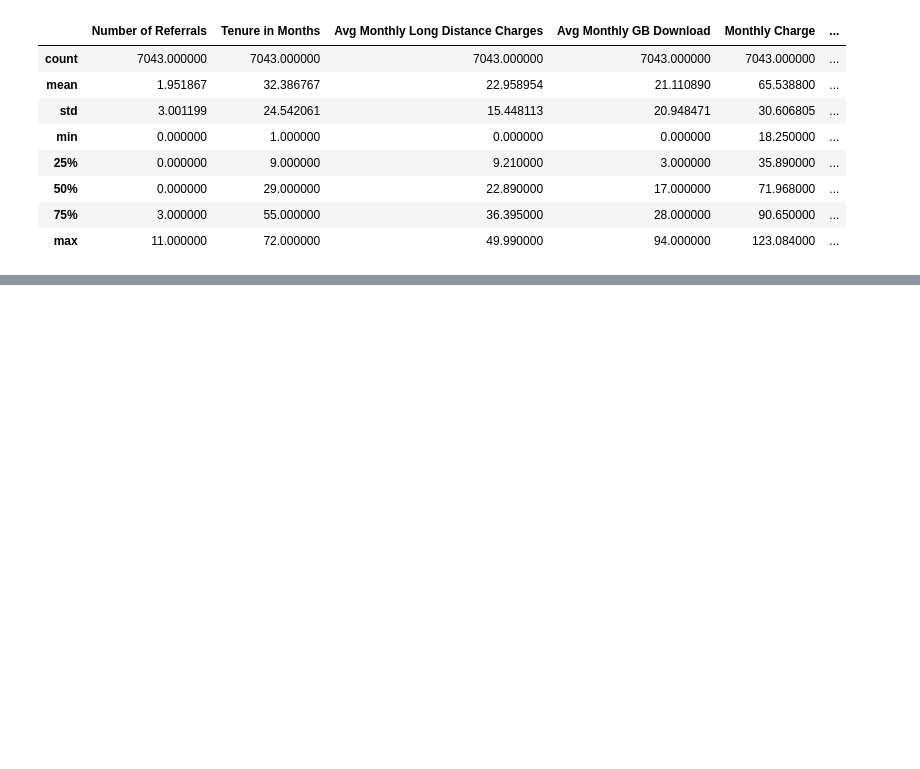
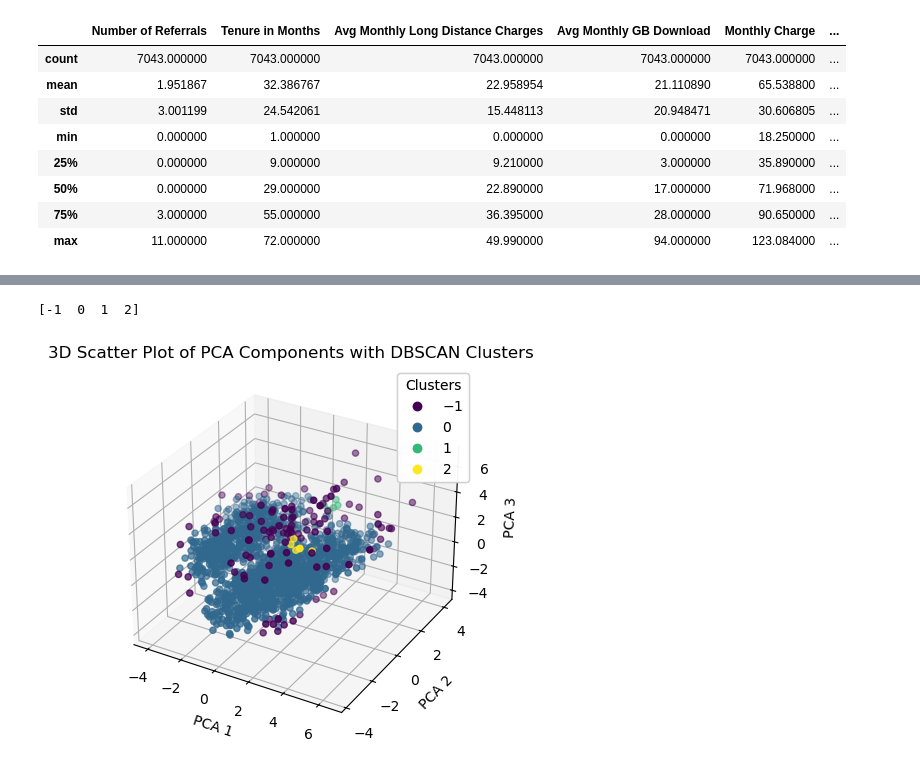
Before and after one commit to odeanmaye/Berkeley, a Jupyter notebook: Module6/Try_It_Activity_6.2/tryit_6.2.ipynb, the cells around one changed output, grey strips where cells are left out. Saved outputs shown, nothing was run; the diff lists cells and outputs as text; code cells hidden in the pictures; blank space fills up the shorter version.

```diff
--- a/Module6/Try_It_Activity_6.2/tryit_6.2.ipynb
+++ b/Module6/Try_It_Activity_6.2/tryit_6.2.ipynb
@@ -127,0 +147,5 @@ df_scaled.head()
+# %%
+#Principal Component Analysis
+pca = PCA(n_components=3, random_state=42)
+components = pca.fit_transform(df_scaled)
+print(components)
@@ -127,0 +160,31 @@ df_scaled.head()
+# %%
+#DBSCAN Clustering
+dbscan = DBSCAN(eps=0.65).fit(components)
+
+df_clean['dbscan_cluster'] = dbscan.labels_
+
+print(np.unique(dbscan.labels_))
+
+# Create a 3D scatter plot
+fig = plt.figure()
+ax = fig.add_subplot(111, projection='3d')
+
+# Scatter plot with different colors for each cluster
+scatter = ax.scatter(components[:, 0], components[:, 1], components[:, 2], c=dbscan.labels_, cmap='viridis')
+
+# Add labels and title
+ax.set_xlabel('PCA 1')
+ax.set_ylabel('PCA 2')
+ax.set_zlabel('PCA 3')
+ax.set_title('3D Scatter Plot of PCA Components with DBSCAN Clusters')
+
+# Add legend
+legend1 = ax.legend(*scatter.legend_elements(), title="Clusters")
+ax.add_artist(legend1)
+
+# Show plot
+plt.savefig('./images/pca_dbscan_3d_plot.png')
+plt.show()
+# %% [output]
+[-1  0  1  2]
+[figure, added]
```
Also changed, not shown: parts of 7 cells of this notebook, 5 other files.
